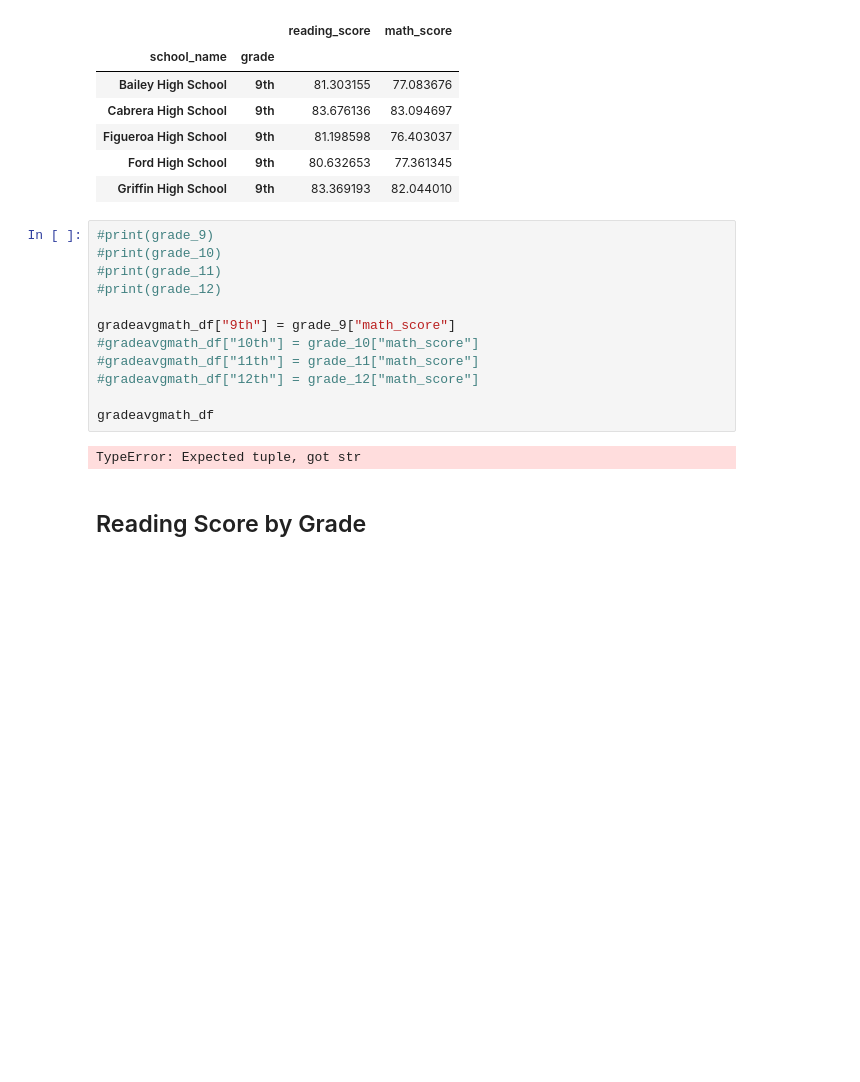
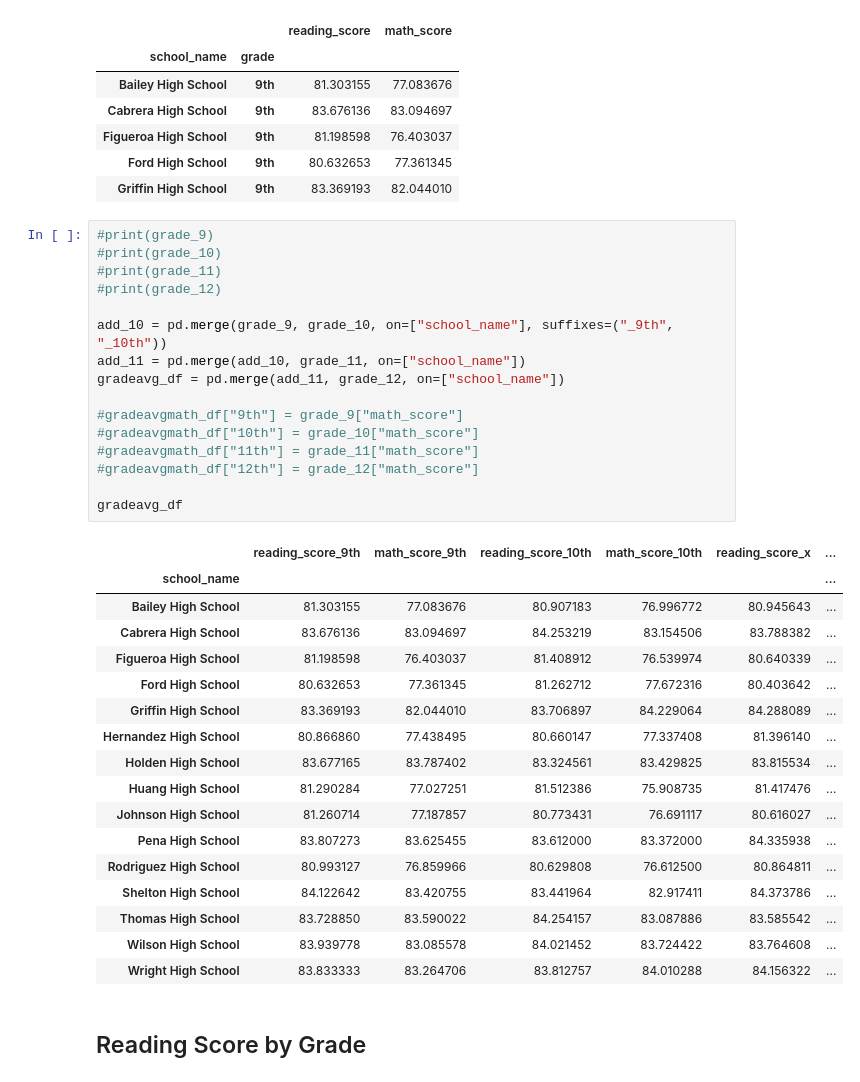
Before and after one commit to DerekLarson77/Pandas-School-Grades, a Jupyter notebook: PyCitySchools/PyCitySchools_rework.ipynb, the cells around one changed output. Drawn from its saved outputs; the diff is of its cells as text; blank space fills up the shorter version.

Commit message:
Grade summary values collected
table of values setup.  Just need to rename columns and separate math and reading.

```diff
--- a/PyCitySchools/PyCitySchools_rework.ipynb
+++ b/PyCitySchools/PyCitySchools_rework.ipynb
@@ -366,17 +366,37 @@ grade_9.head()
 # %%
 #print(grade_9)
 #print(grade_10)
 #print(grade_11)
 #print(grade_12)
 
-gradeavgmath_df["9th"] = grade_9["math_score"]
+add_10 = pd.merge(grade_9, grade_10, on=["school_name"], suffixes=("_9th", "_10th"))
+add_11 = pd.merge(add_10, grade_11, on=["school_name"])
+gradeavg_df = pd.merge(add_11, grade_12, on=["school_name"])
+
+#gradeavgmath_df["9th"] = grade_9["math_score"]
 #gradeavgmath_df["10th"] = grade_10["math_score"]
 #gradeavgmath_df["11th"] = grade_11["math_score"]
 #gradeavgmath_df["12th"] = grade_12["math_score"]
 
-gradeavgmath_df
+gradeavg_df
 # %% [output]
-TypeError: Expected tuple, got str
+|  | reading_score_9th | math_score_9th | reading_score_10th | math_score_10th | reading_score_x | ... |
+| school_name |  |  |  |  |  | ... |
+| Bailey High School | 81.303155 | 77.083676 | 80.907183 | 76.996772 | 80.945643 | ... |
+| Cabrera High School | 83.676136 | 83.094697 | 84.253219 | 83.154506 | 83.788382 | ... |
+| Figueroa High School | 81.198598 | 76.403037 | 81.408912 | 76.539974 | 80.640339 | ... |
+| Ford High School | 80.632653 | 77.361345 | 81.262712 | 77.672316 | 80.403642 | ... |
+| Griffin High School | 83.369193 | 82.044010 | 83.706897 | 84.229064 | 84.288089 | ... |
+| Hernandez High School | 80.866860 | 77.438495 | 80.660147 | 77.337408 | 81.396140 | ... |
+| Holden High School | 83.677165 | 83.787402 | 83.324561 | 83.429825 | 83.815534 | ... |
+| Huang High School | 81.290284 | 77.027251 | 81.512386 | 75.908735 | 81.417476 | ... |
+| Johnson High School | 81.260714 | 77.187857 | 80.773431 | 76.691117 | 80.616027 | ... |
+| Pena High School | 83.807273 | 83.625455 | 83.612000 | 83.372000 | 84.335938 | ... |
+| Rodriguez High School | 80.993127 | 76.859966 | 80.629808 | 76.612500 | 80.864811 | ... |
+| Shelton High School | 84.122642 | 83.420755 | 83.441964 | 82.917411 | 84.373786 | ... |
+| Thomas High School | 83.728850 | 83.590022 | 84.254157 | 83.087886 | 83.585542 | ... |
+| Wilson High School | 83.939778 | 83.085578 | 84.021452 | 83.724422 | 83.764608 | ... |
+| Wright High School | 83.833333 | 83.264706 | 83.812757 | 84.010288 | 84.156322 | ... |
 # %% [markdown]
 ## Reading Score by Grade
 # %% [markdown]
```
